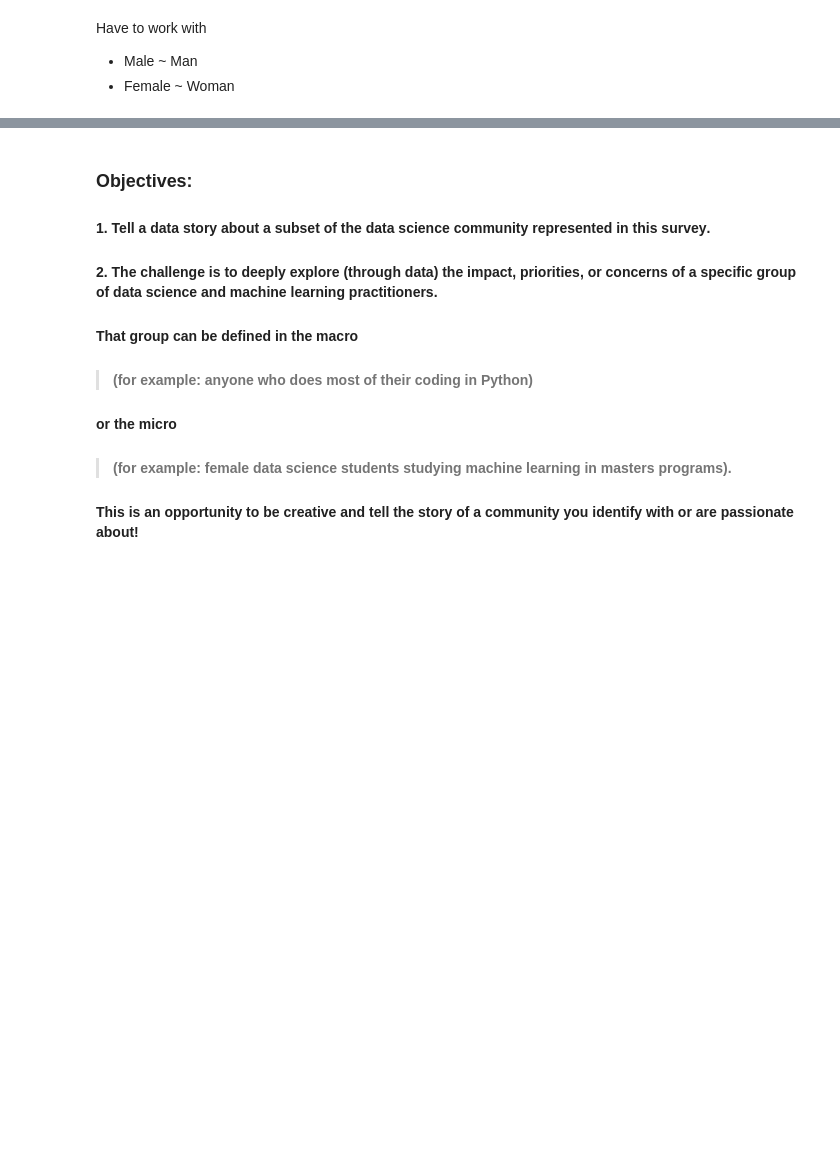
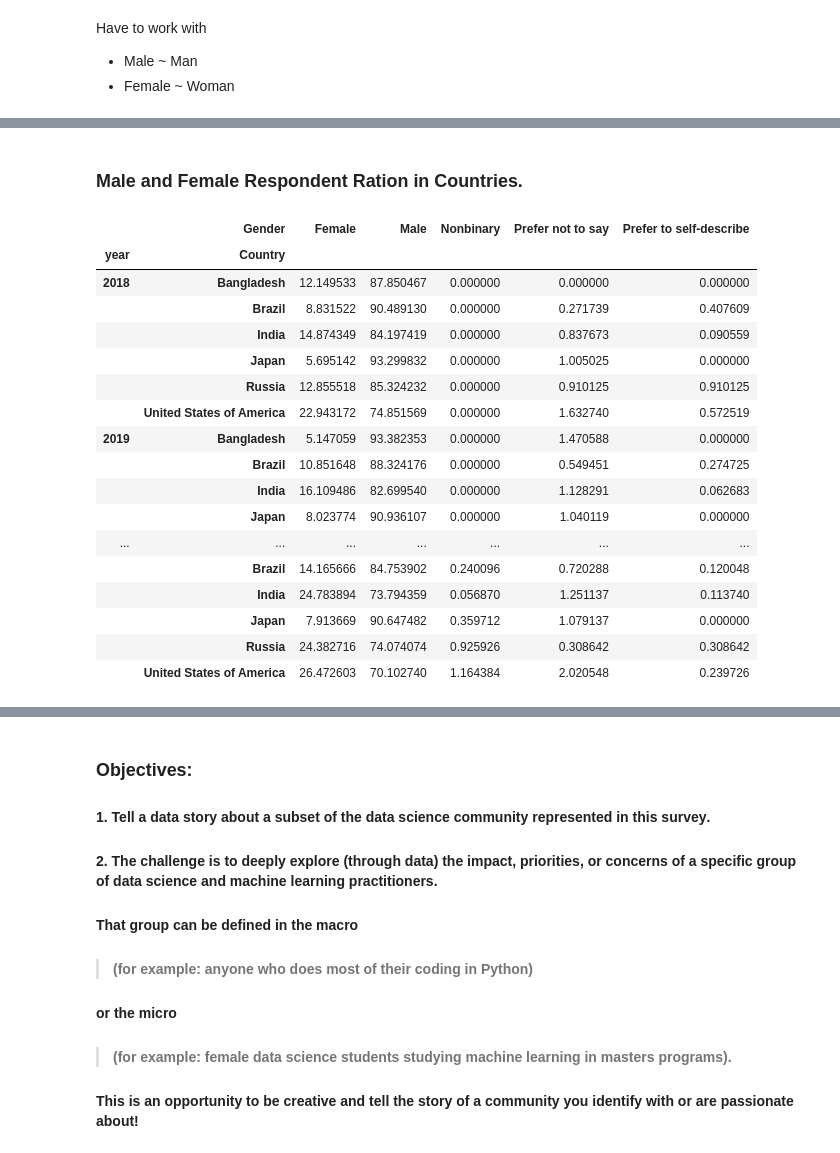
Before and after one commit to Amir-UL-Islam/Machine-Learning-Notebooks, a Jupyter notebook: survey2022.ipynb, the cells around one changed output, grey strips where cells are left out. Drawn from its saved outputs; the diff is of its cells as text; code cells hidden in the pictures; blank space fills up the shorter version.

```diff
--- a/survey2022.ipynb
+++ b/survey2022.ipynb
@@ -339,0 +324,24 @@ df_top5_g_gender
+# %% [markdown]
+### Male and Female Respondent Ration in Countries.
+# %%
+df_top5_g_gender_and_country = df_top5.groupby(['year', 'Country'])['Gender'].value_counts(normalize=True)*100
+df_top5_g_gender_and_country.unstack().fillna(0)
+# %% [output]
+|  | Gender | Female | Male | Nonbinary | Prefer not to say | Prefer to self-describe |
+| year | Country |  |  |  |  |  |
+| 2018 | Bangladesh | 12.149533 | 87.850467 | 0.000000 | 0.000000 | 0.000000 |
+|  | Brazil | 8.831522 | 90.489130 | 0.000000 | 0.271739 | 0.407609 |
+|  | India | 14.874349 | 84.197419 | 0.000000 | 0.837673 | 0.090559 |
+|  | Japan | 5.695142 | 93.299832 | 0.000000 | 1.005025 | 0.000000 |
+|  | Russia | 12.855518 | 85.324232 | 0.000000 | 0.910125 | 0.910125 |
+|  | United States of America | 22.943172 | 74.851569 | 0.000000 | 1.632740 | 0.572519 |
+| 2019 | Bangladesh | 5.147059 | 93.382353 | 0.000000 | 1.470588 | 0.000000 |
+|  | Brazil | 10.851648 | 88.324176 | 0.000000 | 0.549451 | 0.274725 |
+|  | India | 16.109486 | 82.699540 | 0.000000 | 1.128291 | 0.062683 |
+|  | Japan | 8.023774 | 90.936107 | 0.000000 | 1.040119 | 0.000000 |
+| ... | ... | ... | ... | ... | ... | ... |
+|  | Brazil | 14.165666 | 84.753902 | 0.240096 | 0.720288 | 0.120048 |
+|  | India | 24.783894 | 73.794359 | 0.056870 | 1.251137 | 0.113740 |
+|  | Japan | 7.913669 | 90.647482 | 0.359712 | 1.079137 | 0.000000 |
+|  | Russia | 24.382716 | 74.074074 | 0.925926 | 0.308642 | 0.308642 |
+|  | United States of America | 26.472603 | 70.102740 | 1.164384 | 2.020548 | 0.239726 |
```
Also changed, not shown: parts of 10 cells of this notebook.
